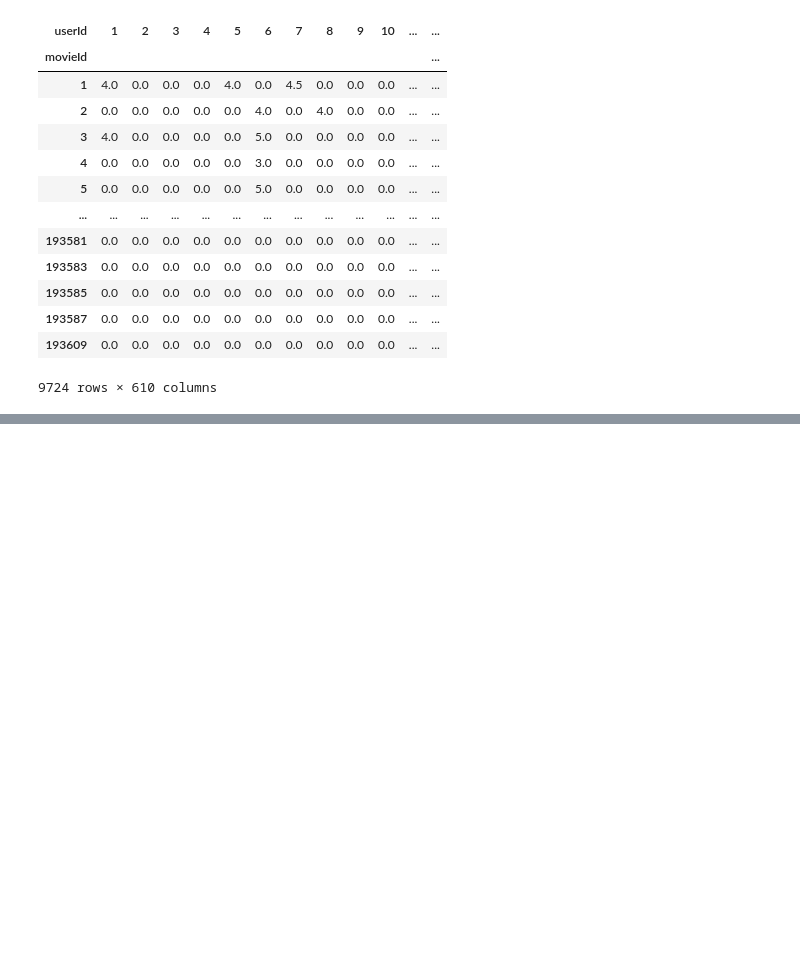
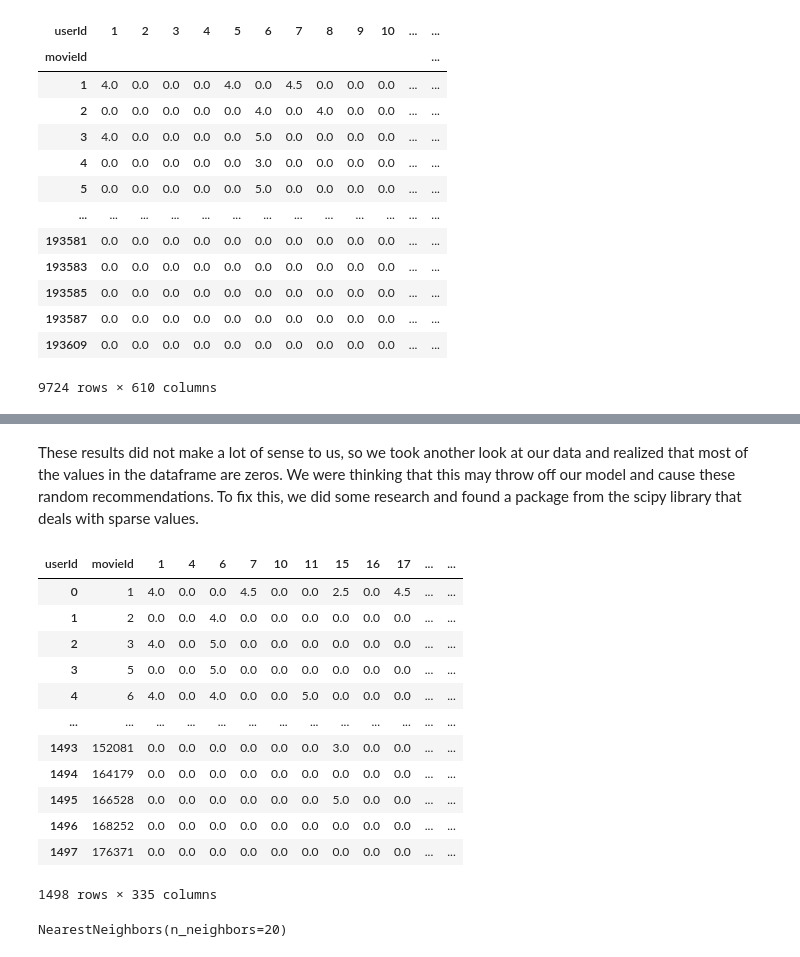
Before and after one commit to smmadden/cs-486-movie-recs, a Jupyter notebook: movie_recommender.ipynb, the cells around one changed output, grey strips where cells are left out. Drawn from its saved outputs; the diff is of its cells as text; code cells hidden in the pictures; blank space fills up the shorter version.

```diff
--- a/movie_recommender.ipynb
+++ b/movie_recommender.ipynb
@@ -119,0 +339,3 @@ Name: tag, Length: 1475, dtype: int64
+# %%
+knn = NearestNeighbors(n_neighbors=20)
+knn.fit(df)
@@ -119,0 +374,26 @@ Name: tag, Length: 1475, dtype: int64
+# %% [markdown]
+These results did not make a lot of sense to us, so we took another look at our data and realized that most of the values in the dataframe are zeros. We were thinking that this may throw off our model and cause these random recommendations. To fix this, we did some research and found a package from the scipy library that deals with sparse values.
+# %%
+csr_data = csr_matrix(df.values)
+df_reduced = df.reset_index()
+# %%
+df_reduced
+# %% [output]
+| userId | movieId | 1 | 4 | 6 | 7 | 10 | 11 | 15 | 16 | 17 | ... | ... |
+| 0 | 1 | 4.0 | 0.0 | 0.0 | 4.5 | 0.0 | 0.0 | 2.5 | 0.0 | 4.5 | ... | ... |
+| 1 | 2 | 0.0 | 0.0 | 4.0 | 0.0 | 0.0 | 0.0 | 0.0 | 0.0 | 0.0 | ... | ... |
+| 2 | 3 | 4.0 | 0.0 | 5.0 | 0.0 | 0.0 | 0.0 | 0.0 | 0.0 | 0.0 | ... | ... |
+| 3 | 5 | 0.0 | 0.0 | 5.0 | 0.0 | 0.0 | 0.0 | 0.0 | 0.0 | 0.0 | ... | ... |
+| 4 | 6 | 4.0 | 0.0 | 4.0 | 0.0 | 0.0 | 5.0 | 0.0 | 0.0 | 0.0 | ... | ... |
+| ... | ... | ... | ... | ... | ... | ... | ... | ... | ... | ... | ... | ... |
+| 1493 | 152081 | 0.0 | 0.0 | 0.0 | 0.0 | 0.0 | 0.0 | 3.0 | 0.0 | 0.0 | ... | ... |
+| 1494 | 164179 | 0.0 | 0.0 | 0.0 | 0.0 | 0.0 | 0.0 | 0.0 | 0.0 | 0.0 | ... | ... |
+| 1495 | 166528 | 0.0 | 0.0 | 0.0 | 0.0 | 0.0 | 0.0 | 5.0 | 0.0 | 0.0 | ... | ... |
+| 1496 | 168252 | 0.0 | 0.0 | 0.0 | 0.0 | 0.0 | 0.0 | 0.0 | 0.0 | 0.0 | ... | ... |
+| 1497 | 176371 | 0.0 | 0.0 | 0.0 | 0.0 | 0.0 | 0.0 | 0.0 | 0.0 | 0.0 | ... | ... |
+1498 rows × 335 columns
+# %%
+knn = NearestNeighbors(n_neighbors=20)
+knn.fit(csr_data)
+# %% [output]
+NearestNeighbors(n_neighbors=20)
```
Also changed, not shown: parts of 49 cells of this notebook.
